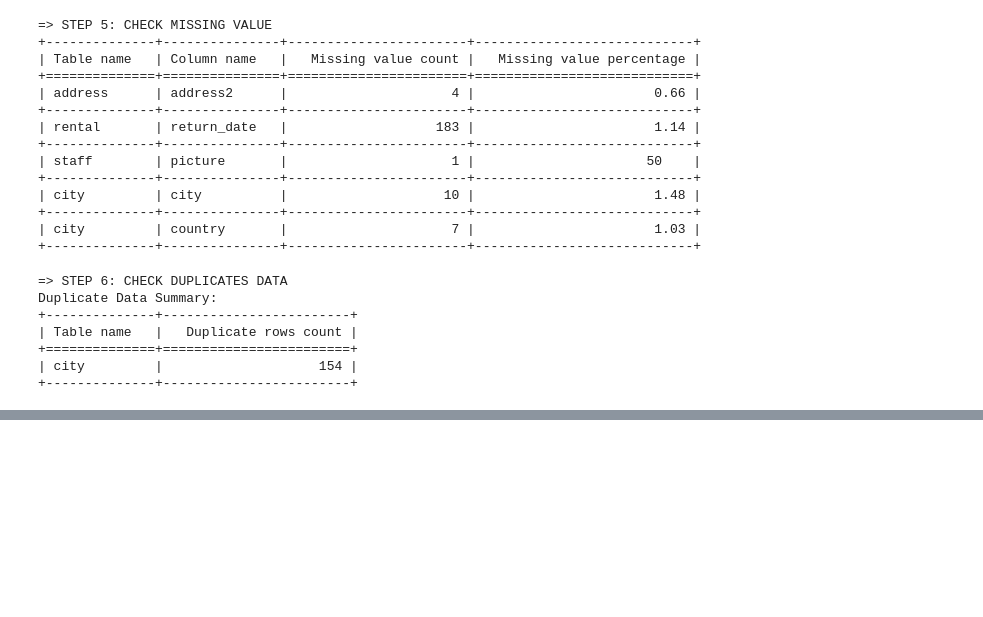
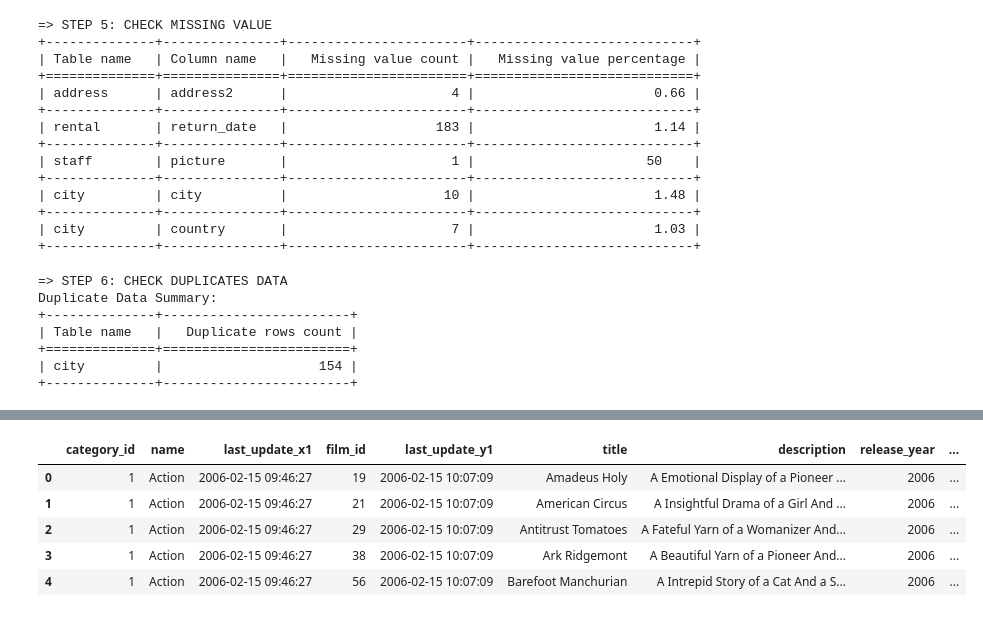
Before and after one commit to imamfatra/data-wrangling-dvd-rental, a Jupyter notebook: dvdrental_etl.ipynb, the cells around one changed output, grey strips where cells are left out. Drawn from its saved outputs; the diff is of its cells as text; code cells hidden in the pictures; blank space fills up the shorter version.

```diff
--- a/dvdrental_etl.ipynb
+++ b/dvdrental_etl.ipynb
@@ -336,0 +394,4 @@ Duplicate Data Summary:
+# %%
+# table actual
+city_table = data_dict["city"]
+city_table.head(5)
@@ -336,0 +429,2 @@ Duplicate Data Summary:
+# %%
+data_dict["city"] = city_merge
@@ -336,0 +478,12 @@ Duplicate Data Summary:
+# %%
+def remove_duplicates(actual_table: dict) -> dict:
+    data_clean = {}
+
+    for table_name, df in actual_table.items():
+        df = df.astype(str).drop_duplicates(keep="first")
+        # duplicate_rows = df.astype(str).duplicated(keep=False).sum()
+        data_clean[table_name] = df
+    return data_clean
+
+data_clean = remove_duplicates(data_clean)
+check_duplicates_data(data_clean)
@@ -336,0 +494,12 @@ Duplicate Data Summary:
+# %%
+film_category_df = data_clean["film_category"]
+category_df = data_clean["category"]
+
+film_list = category_df.merge(
+    film_category_df,
+    how="left",
+    on="category_id",
+    suffixes=("_x1", "_y1")
+)
+
+film_list.head()
@@ -336,0 +513,18 @@ Duplicate Data Summary:
+# %%
+film_df = data_clean["film"]
+
+film_list = film_list.merge(
+    film_df,
+    how="left",
+    on="film_id",
+    suffixes=("_x2", "_y2")
+)
+
+film_list.head()
+# %% [output]
+|  | category_id | name | last_update_x1 | film_id | last_update_y1 | title | description | release_year | ... |
+| 0 | 1 | Action | 2006-02-15 09:46:27 | 19 | 2006-02-15 10:07:09 | Amadeus Holy | A Emotional Display of a Pioneer ... | 2006 | ... |
+| 1 | 1 | Action | 2006-02-15 09:46:27 | 21 | 2006-02-15 10:07:09 | American Circus | A Insightful Drama of a Girl And ... | 2006 | ... |
+| 2 | 1 | Action | 2006-02-15 09:46:27 | 29 | 2006-02-15 10:07:09 | Antitrust Tomatoes | A Fateful Yarn of a Womanizer And... | 2006 | ... |
+| 3 | 1 | Action | 2006-02-15 09:46:27 | 38 | 2006-02-15 10:07:09 | Ark Ridgemont | A Beautiful Yarn of a Pioneer And... | 2006 | ... |
+| 4 | 1 | Action | 2006-02-15 09:46:27 | 56 | 2006-02-15 10:07:09 | Barefoot Manchurian | A Intrepid Story of a Cat And a S... | 2006 | ... |
```
Also changed, not shown: parts of 28 cells of this notebook, 13 other files.
